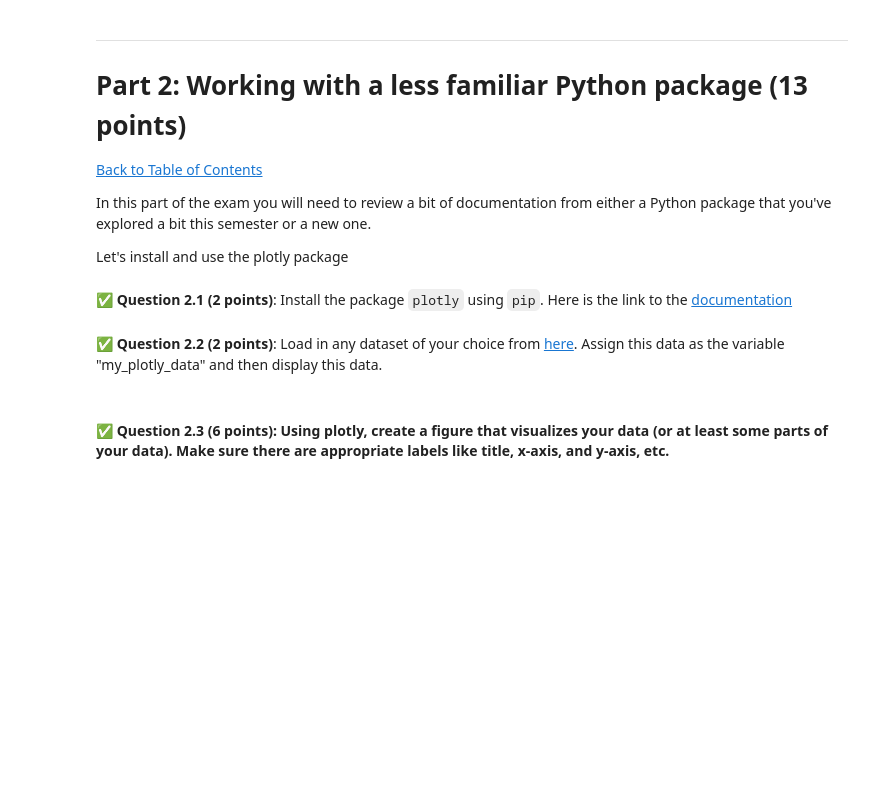
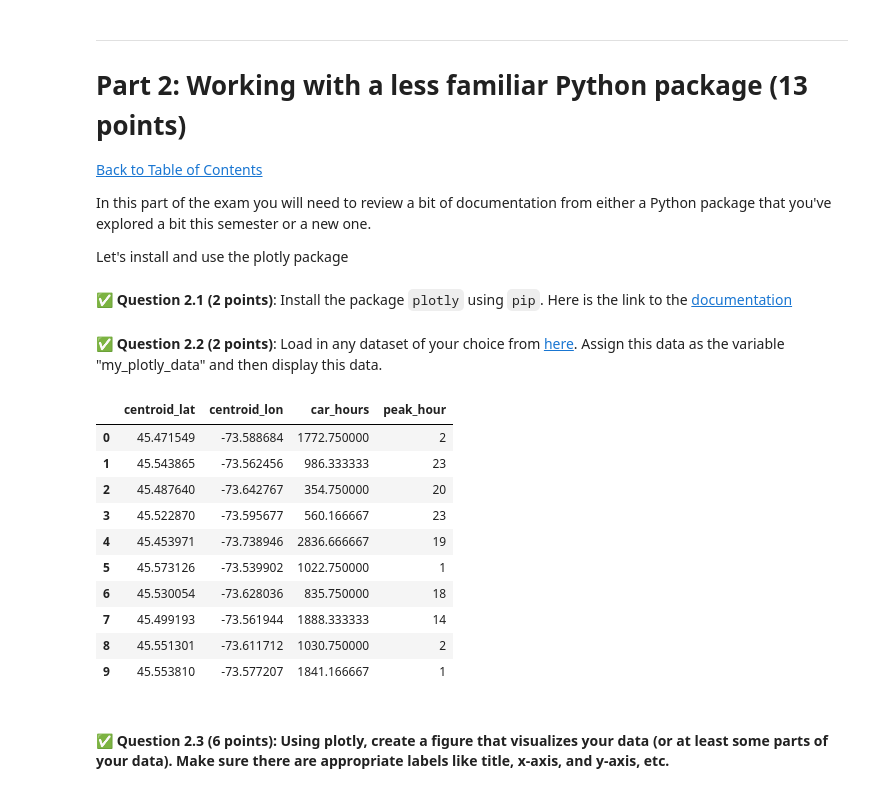
Before and after one commit to jared-evans14/cmse202-s25-turnin, a Jupyter notebook: exams/midterm/CMSE202-Midterm-Section002-JaredEvans.ipynb, the cells around one changed output. Cells and saved outputs as stored; diff of their text form; code cells hidden in the pictures; blank space fills up the shorter version.

```diff
--- a/exams/midterm/CMSE202-Midterm-Section002-JaredEvans.ipynb
+++ b/exams/midterm/CMSE202-Midterm-Section002-JaredEvans.ipynb
@@ -174,6 +175,21 @@ Let's install and use the plotly package
 &#9989; **Question 2.2 (2 points)**: Load in any dataset of your choice from [here]( https://plotly.com/python-api-reference/generated/plotly.data.html ). Assign this data as the variable "my_plotly_data" and then display this data.
 # %%
 # Put your code here
+import plotly.express as px
+my_plotly_data = px.data.carshare()
+my_plotly_data.head(10)
+# %% [output]
+|  | centroid_lat | centroid_lon | car_hours | peak_hour |
+| 0 | 45.471549 | -73.588684 | 1772.750000 | 2 |
+| 1 | 45.543865 | -73.562456 | 986.333333 | 23 |
+| 2 | 45.487640 | -73.642767 | 354.750000 | 20 |
+| 3 | 45.522870 | -73.595677 | 560.166667 | 23 |
+| 4 | 45.453971 | -73.738946 | 2836.666667 | 19 |
+| 5 | 45.573126 | -73.539902 | 1022.750000 | 1 |
+| 6 | 45.530054 | -73.628036 | 835.750000 | 18 |
+| 7 | 45.499193 | -73.561944 | 1888.333333 | 14 |
+| 8 | 45.551301 | -73.611712 | 1030.750000 | 2 |
+| 9 | 45.553810 | -73.577207 | 1841.166667 | 1 |
 # %% [markdown]
 #### &#9989; **Question 2.3 (6 points)**: Using plotly, create a figure that visualizes your data (or at least some parts of your data). Make sure there are appropriate labels like title, x-axis, and y-axis, etc.
 # %%
```
Also changed, not shown: parts of 5 cells of this notebook.
